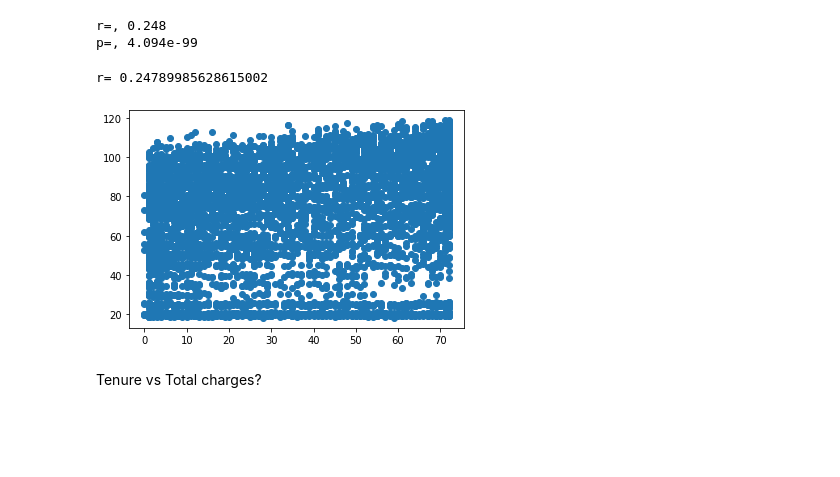
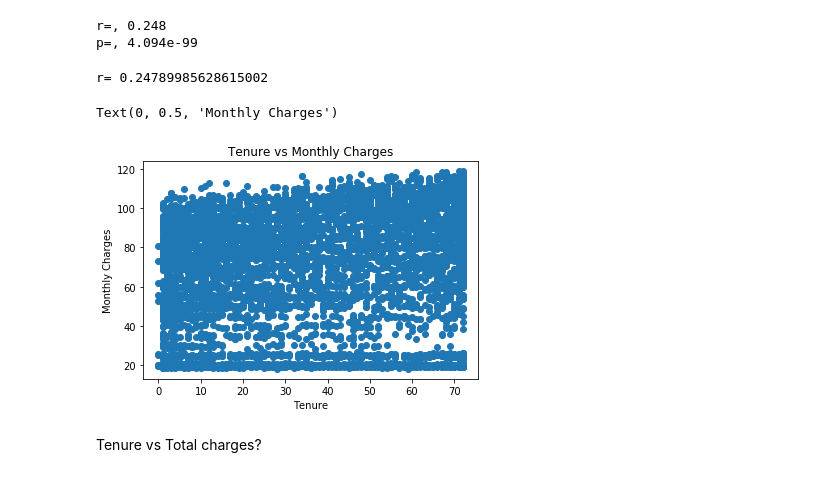
Before and after one commit to ravinder79/statistics-exercises, a Jupyter notebook: hypothesis_testing.ipynb, the cells around one changed output. Cells and saved outputs as stored; diff of their text form; code cells hidden in the pictures; blank space fills up the shorter version.

```diff
--- a/hypothesis_testing.ipynb
+++ b/hypothesis_testing.ipynb
@@ -354,9 +354,13 @@ p=, 4.094e-99
 # %%
 plt.scatter(x, y)
 print('r=', r)
+plt.title('Tenure vs Monthly Charges')
+plt.xlabel('Tenure')
+plt.ylabel('Monthly Charges')
 # %% [output]
 r= 0.24789985628615002
+Text(0, 0.5, 'Monthly Charges')
-[figure, old version]
+[figure, new version]
 # %% [markdown]
 Tenure vs Total charges?
 # %%
```
Also changed, not shown: parts of 34 cells of this notebook.
